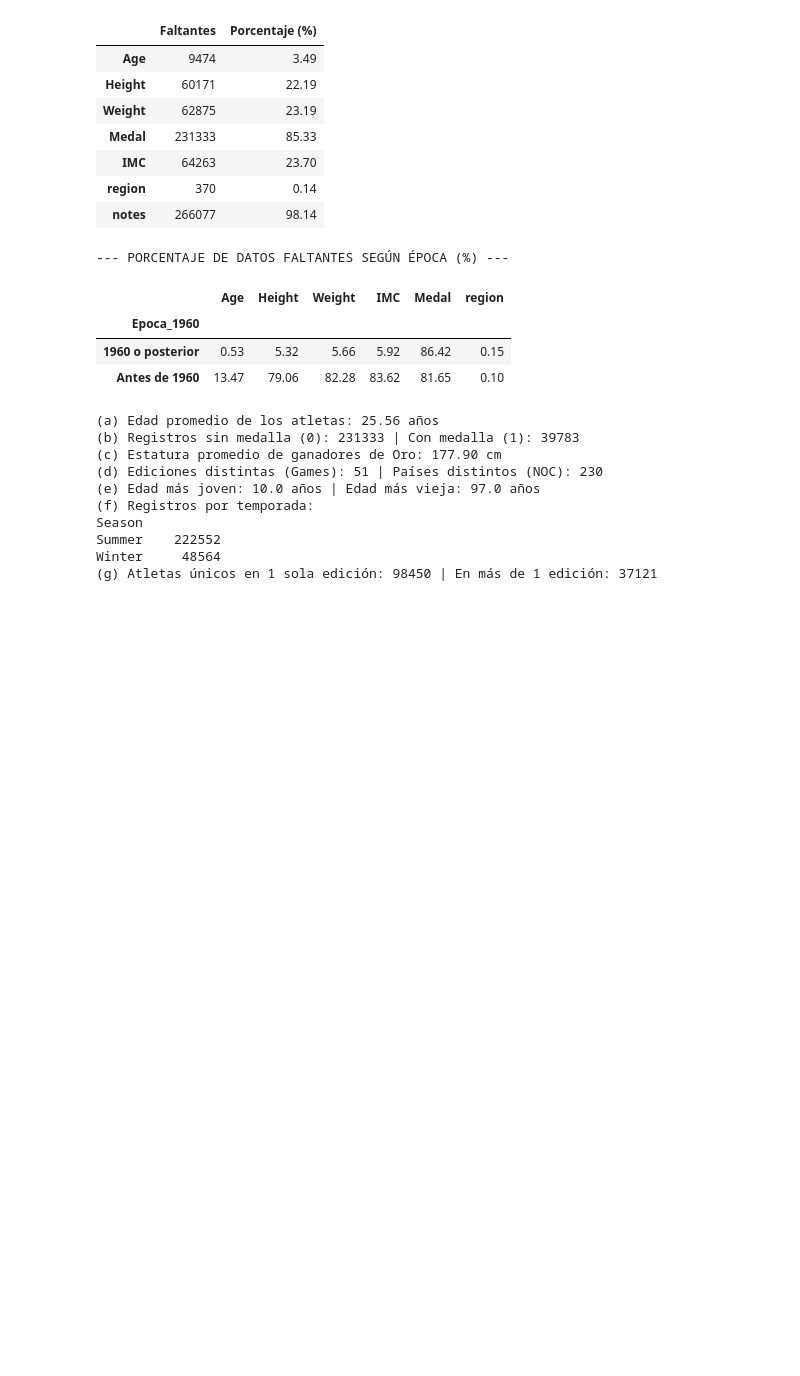
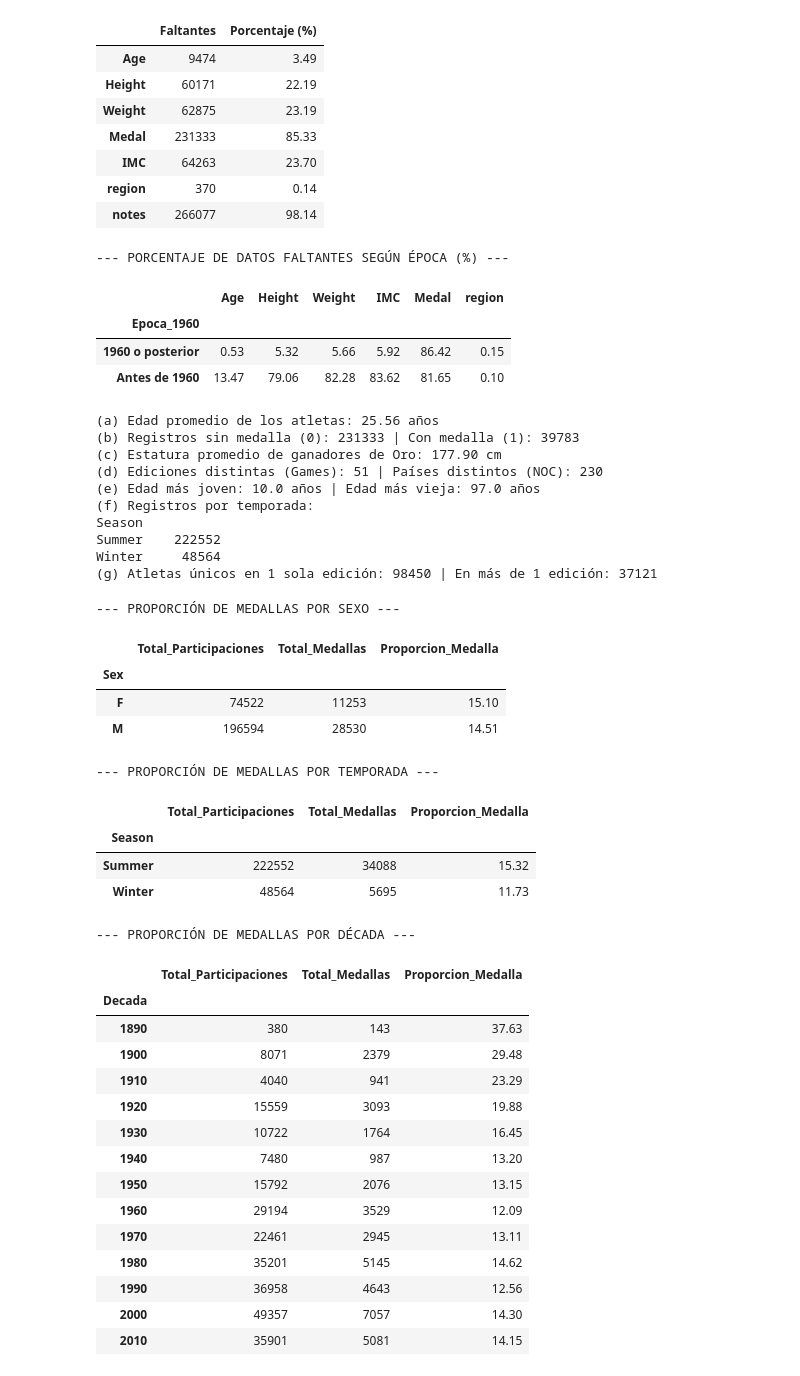
Before and after one commit to l4mp4r4-code/Proyecto_Pandas_Olimpiadas_Garcia_Ian, a Jupyter notebook: notebooks/proyecto_olimpiadas.ipynb, the cells around one changed output. Cells and saved outputs as stored; diff of their text form; code cells hidden in the pictures; blank space fills up the shorter version.

```diff
--- a/notebooks/proyecto_olimpiadas.ipynb
+++ b/notebooks/proyecto_olimpiadas.ipynb
@@ -273,3 +273,59 @@ Season
 Summer    222552
 Winter     48564
 (g) Atletas únicos en 1 sola edición: 98450 | En más de 1 edición: 37121
+# %%
+# PUNTO 10: Proporción de medallas según Sexo, Temporada y Década
+
+# 1. Proporción por Sexo
+medallas_sexo = df_olimpiadas.groupby('Sex').agg(
+    Total_Participaciones=('medalla', 'count'),
+    Total_Medallas=('medalla', 'sum'),
+    Proporcion_Medalla=('medalla', lambda x: round(x.mean() * 100, 2))
+)
+print("--- PROPORCIÓN DE MEDALLAS POR SEXO ---")
+display(medallas_sexo)
+
+# 2. Proporción por Temporada
+medallas_temporada = df_olimpiadas.groupby('Season').agg(
+    Total_Participaciones=('medalla', 'count'),
+    Total_Medallas=('medalla', 'sum'),
+    Proporcion_Medalla=('medalla', lambda x: round(x.mean() * 100, 2))
+)
+print("\n--- PROPORCIÓN DE MEDALLAS POR TEMPORADA ---")
+display(medallas_temporada)
+
+# 3. Proporción por Década
+medallas_decada = df_olimpiadas.groupby('Decada').agg(
+    Total_Participaciones=('medalla', 'count'),
+    Total_Medallas=('medalla', 'sum'),
+    Proporcion_Medalla=('medalla', lambda x: round(x.mean() * 100, 2))
+)
+print("\n--- PROPORCIÓN DE MEDALLAS POR DÉCADA ---")
+display(medallas_decada)
+# %% [output]
+--- PROPORCIÓN DE MEDALLAS POR SEXO ---
+|  | Total_Participaciones | Total_Medallas | Proporcion_Medalla |
+| Sex |  |  |  |
+| F | 74522 | 11253 | 15.10 |
+| M | 196594 | 28530 | 14.51 |
+--- PROPORCIÓN DE MEDALLAS POR TEMPORADA ---
+|  | Total_Participaciones | Total_Medallas | Proporcion_Medalla |
+| Season |  |  |  |
+| Summer | 222552 | 34088 | 15.32 |
+| Winter | 48564 | 5695 | 11.73 |
+--- PROPORCIÓN DE MEDALLAS POR DÉCADA ---
+|  | Total_Participaciones | Total_Medallas | Proporcion_Medalla |
+| Decada |  |  |  |
+| 1890 | 380 | 143 | 37.63 |
+| 1900 | 8071 | 2379 | 29.48 |
+| 1910 | 4040 | 941 | 23.29 |
+| 1920 | 15559 | 3093 | 19.88 |
+| 1930 | 10722 | 1764 | 16.45 |
+| 1940 | 7480 | 987 | 13.20 |
+| 1950 | 15792 | 2076 | 13.15 |
+| 1960 | 29194 | 3529 | 12.09 |
+| 1970 | 22461 | 2945 | 13.11 |
+| 1980 | 35201 | 5145 | 14.62 |
+| 1990 | 36958 | 4643 | 12.56 |
+| 2000 | 49357 | 7057 | 14.30 |
+| 2010 | 35901 | 5081 | 14.15 |
```
Also changed, not shown: parts of 2 cells of this notebook.
